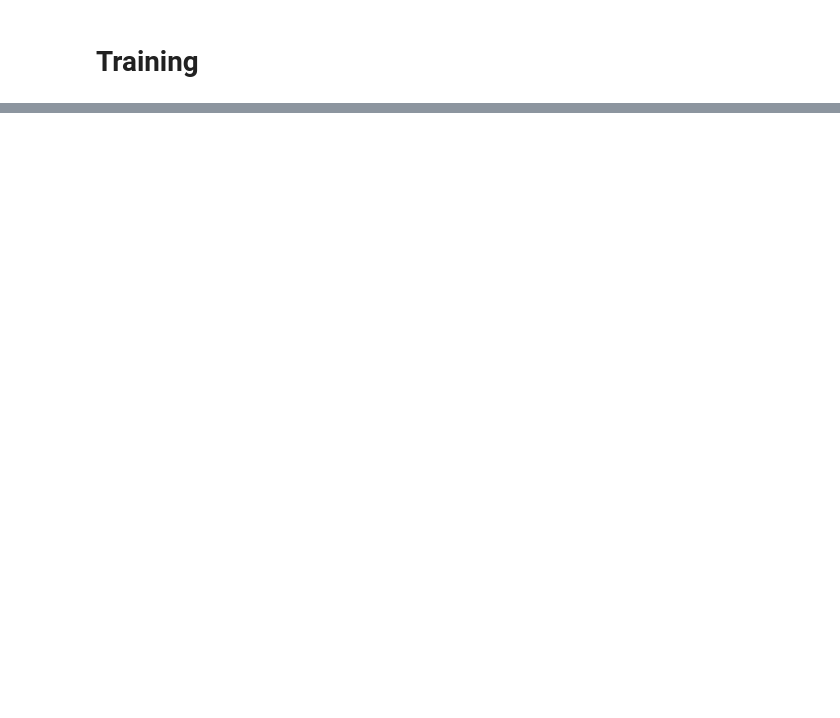
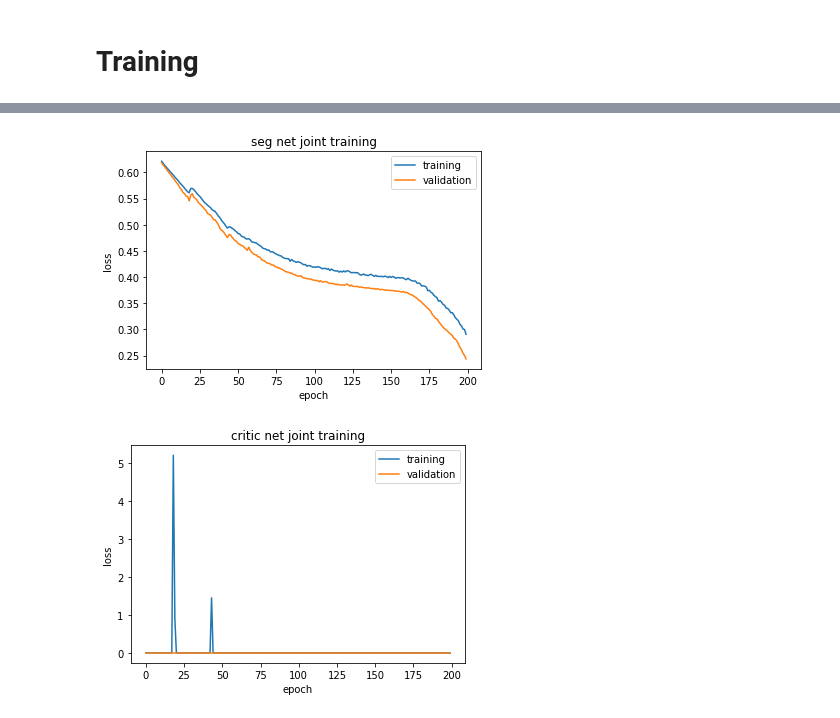
Before and after one commit to ebrahimebrahim/lung-seg-exploration, a Jupyter notebook: exploration.ipynb, the cells around one changed output, grey strips where cells are left out. Drawn from its saved outputs; the diff is of its cells as text; code cells hidden in the pictures; blank space fills up the shorter version.

```diff
--- a/exploration.ipynb
+++ b/exploration.ipynb
@@ -268,0 +304,2 @@ tensor(0.7477, grad_fn=<MeanBackward0>)
+# %%
+bce_loss_logits = torch.nn.BCEWithLogitsLoss()
@@ -406,0 +505,14 @@ plt.show()
+# %%
+def swap_training(network_to_train, network_to_not_train):
+    """
+        Switch out of training one network and into training another
+    """
+
+    for param in network_to_not_train.parameters():
+        param.requires_grad = False
+
+    for param in network_to_train.parameters():
+        param.requires_grad = True
+
+    network_to_not_train.eval()
+    network_to_train.train()
@@ -407,2 +685,23 @@ plt.show()
+# %%
+plt.plot(training_losses_seg_net, label="training")
+plt.plot(validation_losses_seg_net, label="validation")
+plt.legend()
+plt.xlabel('epoch')
+plt.ylabel('loss')
+plt.title('seg net joint training')
+plt.savefig('seg_net_losses.png')
+plt.show()
+
+plt.plot(training_losses_critic_net, label="training")
+plt.plot(validation_losses_critic_net, label="validation")
+plt.legend()
+plt.xlabel('epoch')
+plt.ylabel('loss')
+plt.title('critic net joint training')
+plt.savefig('critic_net_losses.png')
+plt.show()
+# %% [output]
+[figure, added]
+[figure, added]
 # %%
 # CHECKPOINT CELL; SAVE
```
Also changed, not shown: parts of 28 cells of this notebook.
